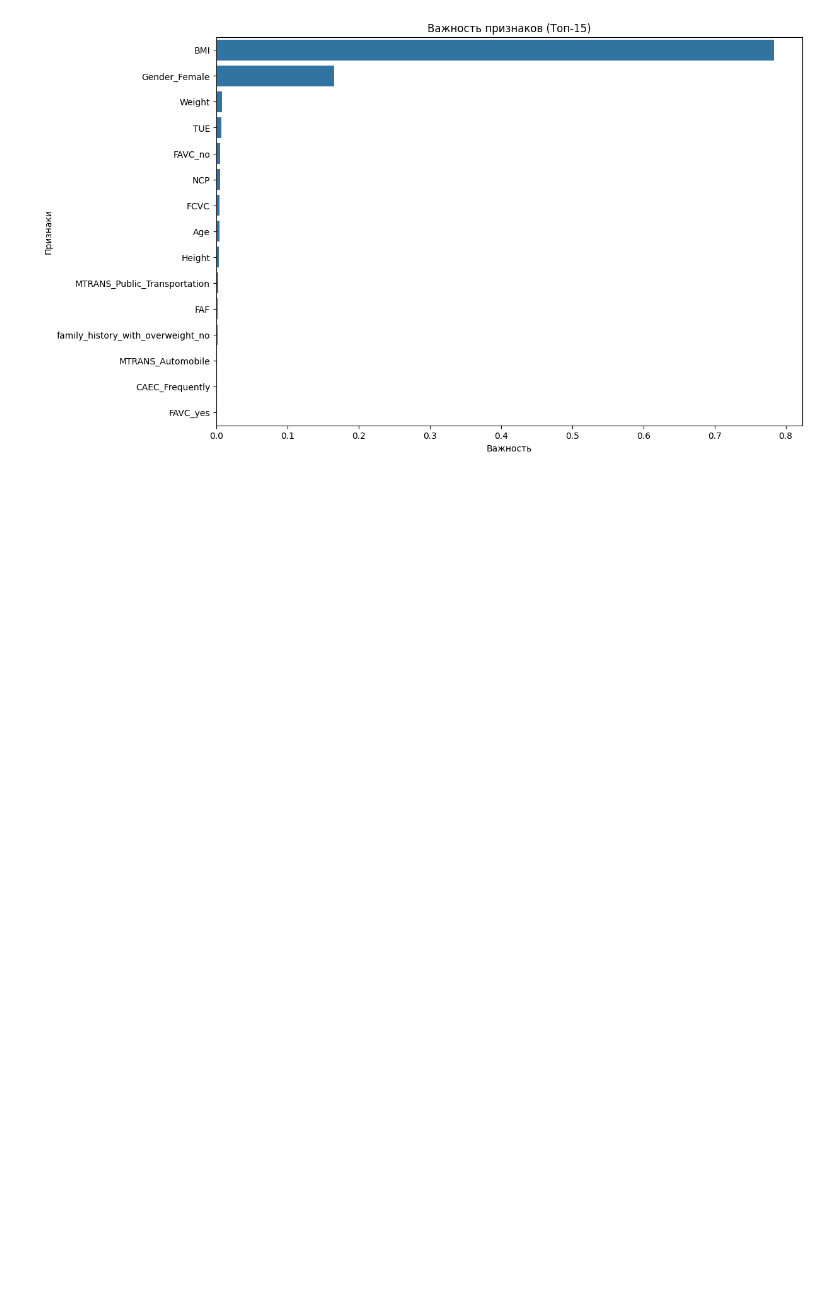
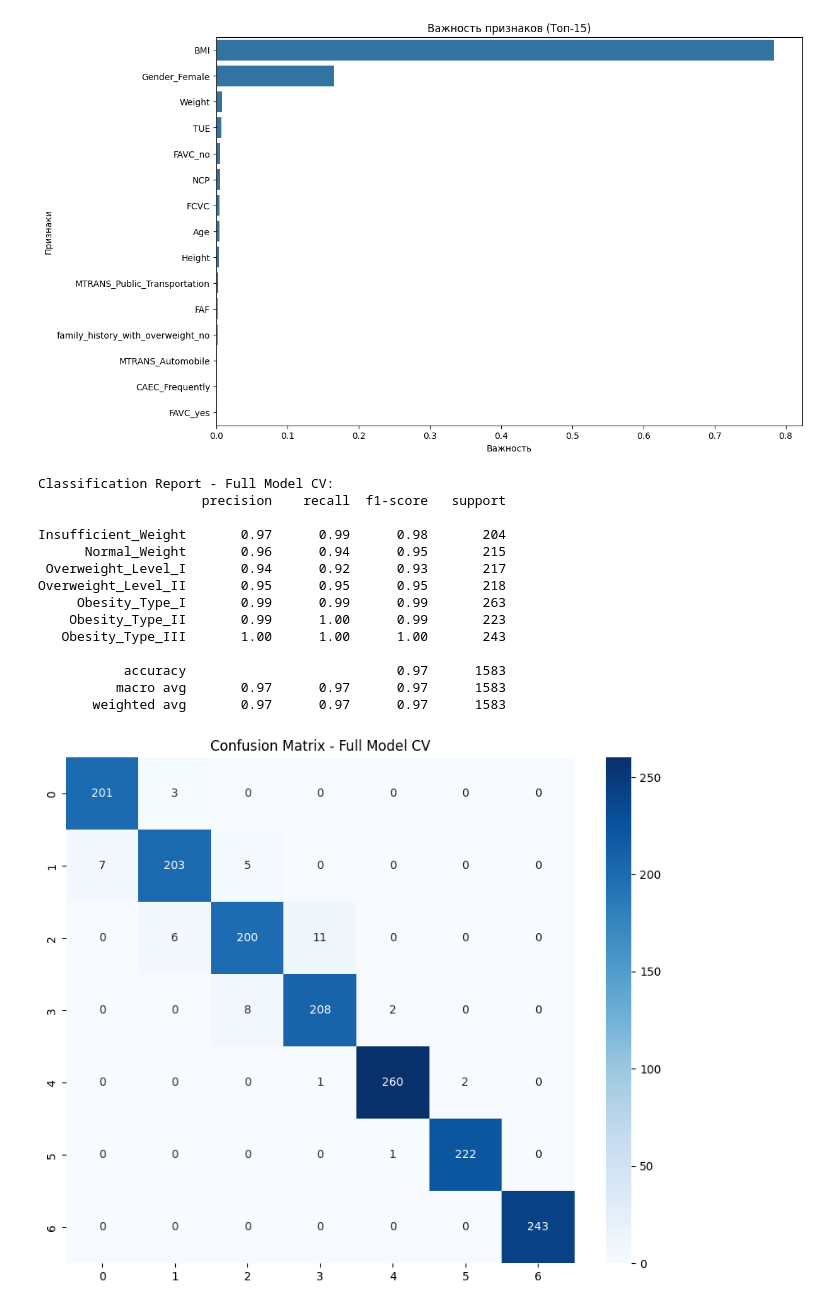
Before and after one commit to Hracc/Multiclass_prediction_of_obesity_risk, a Jupyter notebook: shared_folder/sasha_folder/tree.ipynb, the cells around one changed output. Saved outputs shown, nothing was run; the diff lists cells and outputs as text; code cells hidden in the pictures; blank space fills up the shorter version.

Commit message:
svm_model + metrics

```diff
--- a/shared_folder/sasha_folder/tree.ipynb
+++ b/shared_folder/sasha_folder/tree.ipynb
@@ -481,3 +483,35 @@ plt.ylabel('Признаки')
 plt.show()
 # %% [output]
 [figure]
+# %%
+from sklearn import svm
+from sklearn.model_selection import cross_val_predict, StratifiedKFold
+clf = svm.SVC(kernel='linear')
+clf.fit(X_train_full, y_train_full)
+skf = StratifiedKFold(n_splits=5, shuffle=True, random_state=42)
+
+y_pred_cv_full = cross_val_predict(estimator=clf, X=X_train_full, y=y_train_full, cv=skf, n_jobs=-1)
+
+print("Classification Report - Full Model CV:")
+print(classification_report(y_train_full, y_pred_cv_full, target_names=obesity_levels.keys()))
+
+plt.figure(figsize=(10, 8))
+sns.heatmap(confusion_matrix(y_train_full, y_pred_cv_full), annot=True, fmt='d', cmap='Blues')
+plt.title('Confusion Matrix - Full Model CV')
+plt.show()
+# %% [output]
+Classification Report - Full Model CV:
+                     precision    recall  f1-score   support
+
+Insufficient_Weight       0.97      0.99      0.98       204
+      Normal_Weight       0.96      0.94      0.95       215
+ Overweight_Level_I       0.94      0.92      0.93       217
+Overweight_Level_II       0.95      0.95      0.95       218
+     Obesity_Type_I       0.99      0.99      0.99       263
+    Obesity_Type_II       0.99      1.00      0.99       223
+   Obesity_Type_III       1.00      1.00      1.00       243
+
+           accuracy                           0.97      1583
+          macro avg       0.97      0.97      0.97      1583
+       weighted avg       0.97      0.97      0.97      1583
+[figure, added]
```
Also changed, not shown: parts of 10 cells of this notebook, 3 other files.
